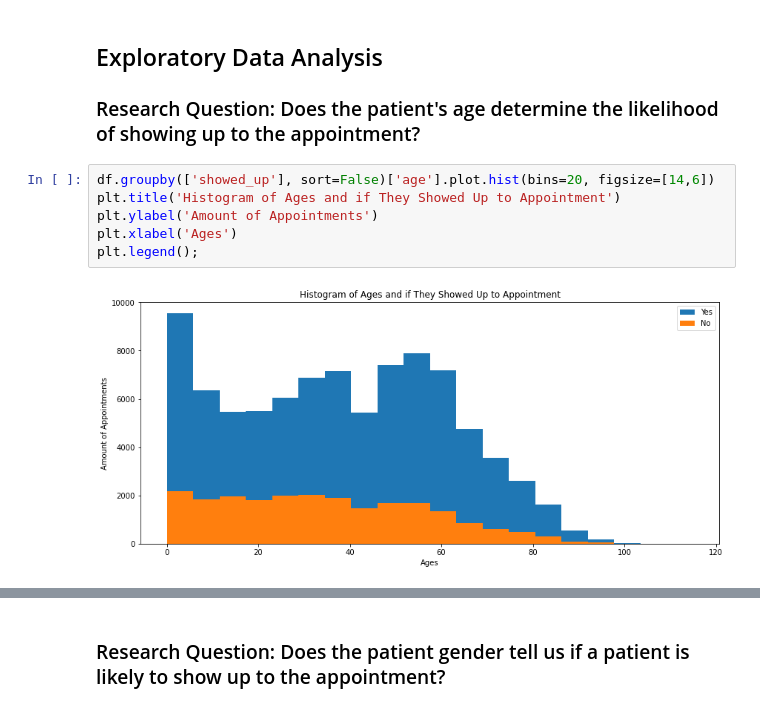
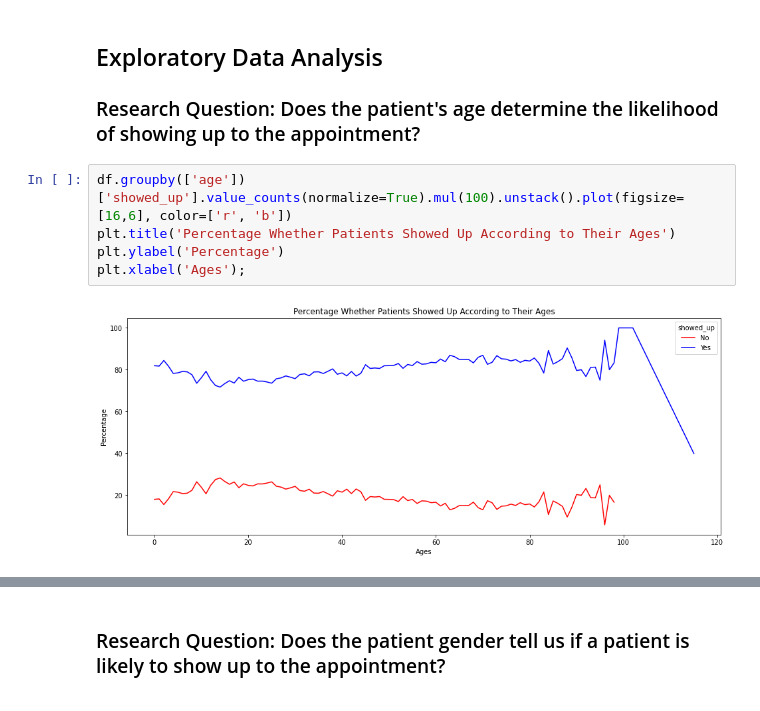
Before and after one commit to jlvalport/Medical-appointments-analysis, a Jupyter notebook: No-show Medical Appointments Analysis.ipynb, the cells around one changed output, grey strips where cells are left out. Drawn from its saved outputs; the diff is of its cells as text.

Commit message:
Charts automated and descriptions updated

```diff
--- a/No-show Medical Appointments Analysis.ipynb
+++ b/No-show Medical Appointments Analysis.ipynb
@@ -282,10 +282,9 @@ We also get rid of the row with age '-1' because it does not make sense.
 
 ### Research Question: Does the patient's age determine the likelihood of showing up to the appointment?
 # %%
-df.groupby(['showed_up'], sort=False)['age'].plot.hist(bins=20, figsize=[14,6])
-plt.title('Histogram of Ages and if They Showed Up to Appointment')
-plt.ylabel('Amount of Appointments')
-plt.xlabel('Ages')
-plt.legend();
+df.groupby(['age'])['showed_up'].value_counts(normalize=True).mul(100).unstack().plot(figsize=[16,6], color=['r', 'b'])
+plt.title('Percentage Whether Patients Showed Up According to Their Ages')
+plt.ylabel('Percentage')
+plt.xlabel('Ages');
 # %% [output]
-[figure, old version]
+[figure, new version]
```
Also changed, not shown: parts of 5 cells of this notebook.
